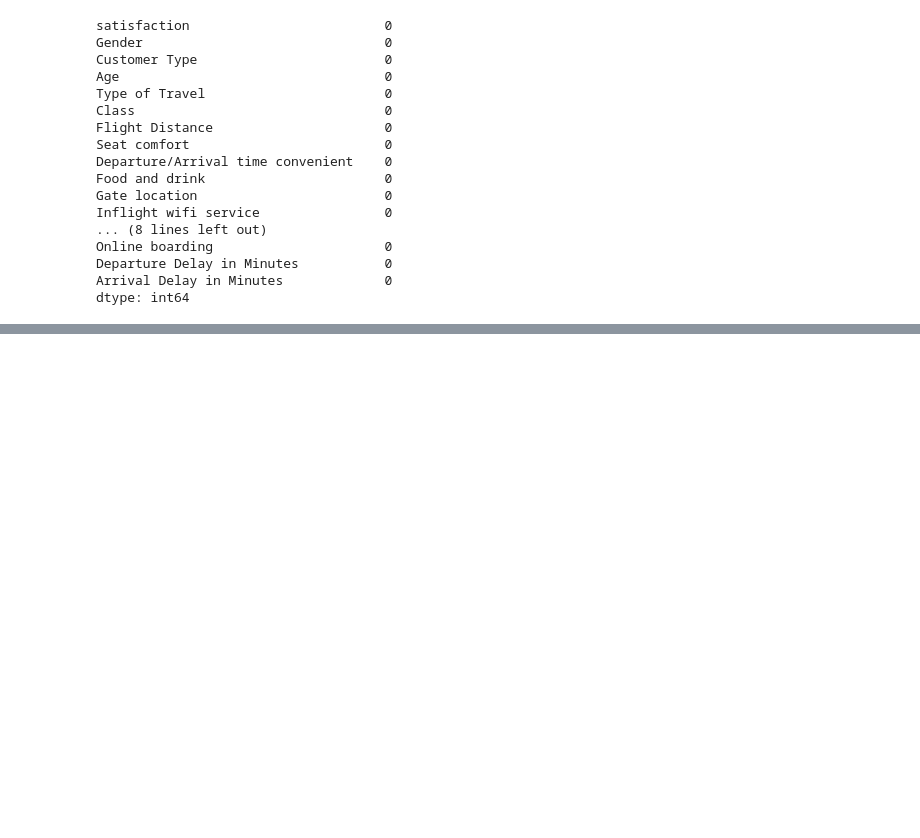
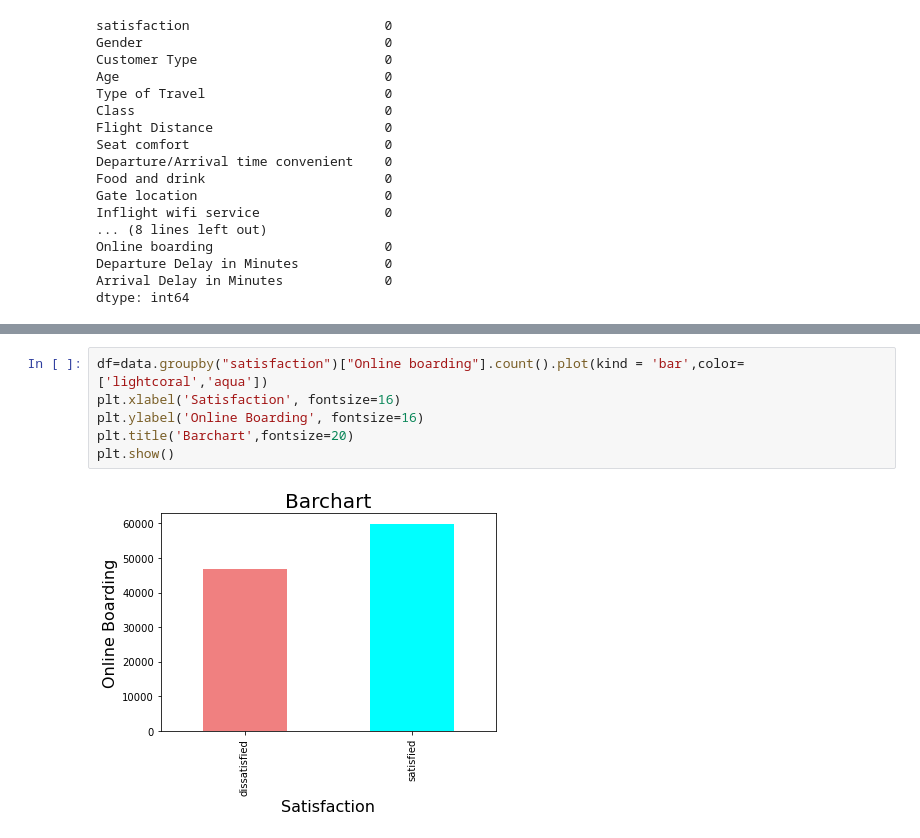
Before and after one commit to humerasd/data-science, a Jupyter notebook: airlines/code/Airlines-data_preprocessing.ipynb, the cells around one changed output, grey strips where cells are left out. Drawn from its saved outputs; the diff is of its cells as text; blank space fills up the shorter version.

```diff
--- a/airlines/code/Airlines-data_preprocessing.ipynb
+++ b/airlines/code/Airlines-data_preprocessing.ipynb
@@ -151,0 +354,8 @@ dtype: int64
+# %%
+df=data.groupby("satisfaction")["Online boarding"].count().plot(kind = 'bar',color=['lightcoral','aqua'])
+plt.xlabel('Satisfaction', fontsize=16)
+plt.ylabel('Online Boarding', fontsize=16)
+plt.title('Barchart',fontsize=20)
+plt.show()
+# %% [output]
+[figure, added]
```
Also changed, not shown: parts of 13 cells of this notebook.
